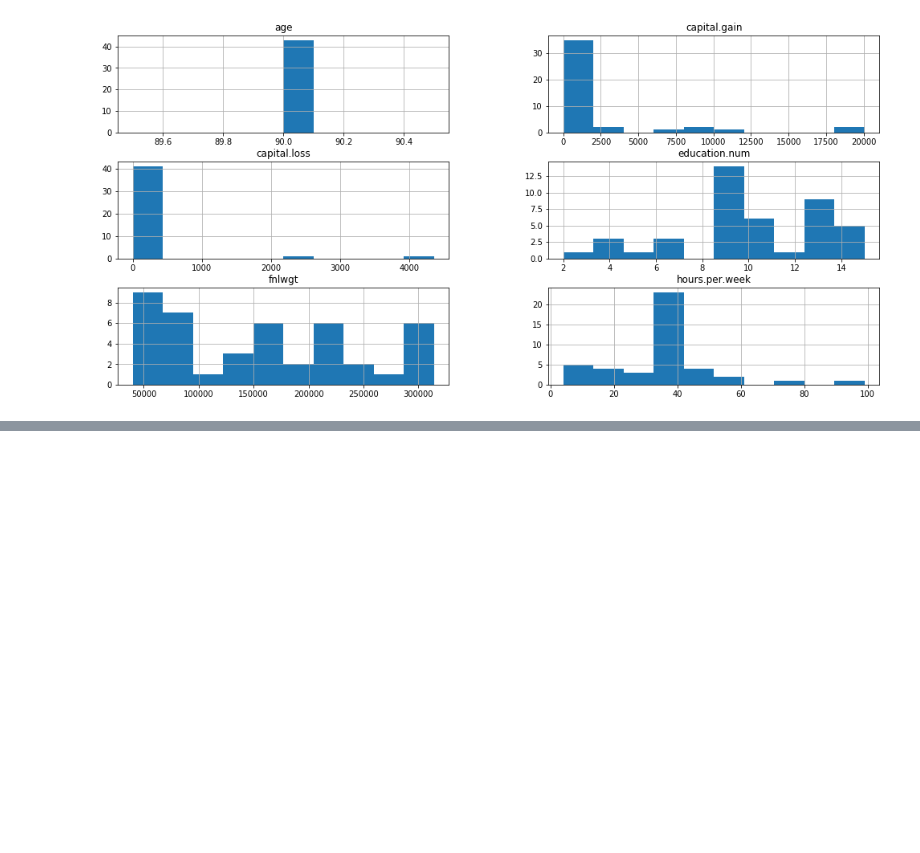
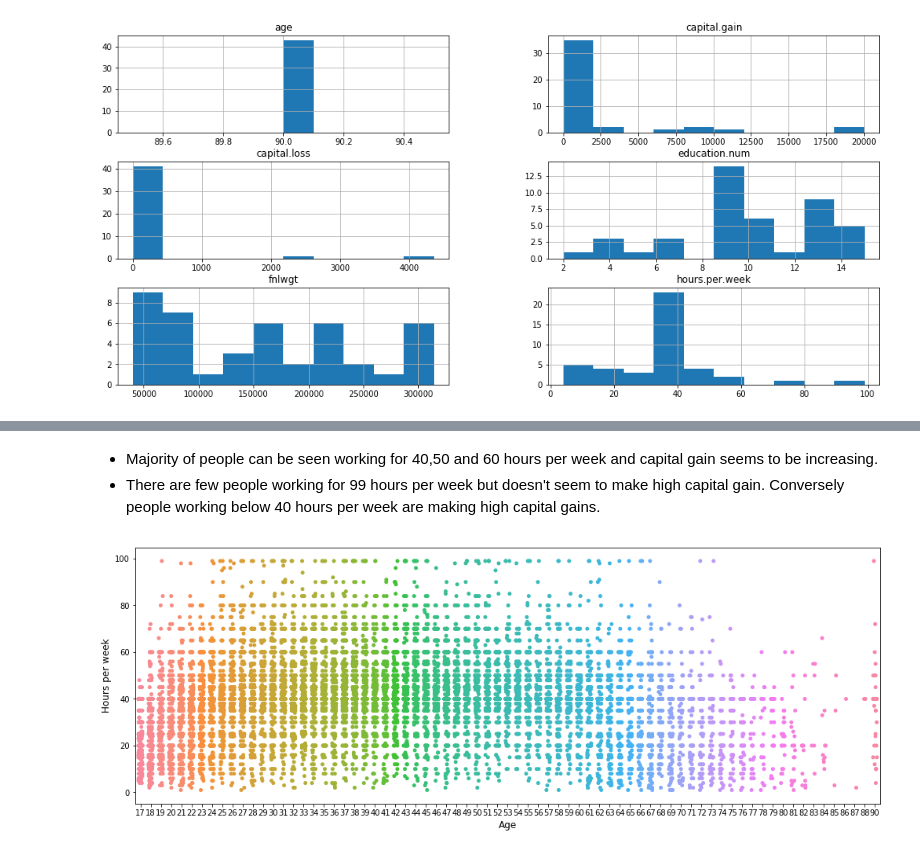
Before and after one commit to katreparitosh/Income-Predictor-Model, a Jupyter notebook: adultcensus1.ipynb, the cells around one changed output, grey strips where cells are left out. Drawn from its saved outputs; the diff is of its cells as text; code cells hidden in the pictures; blank space fills up the shorter version.

```diff
--- a/adultcensus1.ipynb
+++ b/adultcensus1.ipynb
@@ -401,0 +457,12 @@ adult_df[adult_df['age'] == 90].hist(figsize = (17,8));
+# %% [markdown]
+- Majority of people can be seen working for 40,50 and 60 hours per week and capital gain seems to be increasing.
+- There are few people working for 99 hours per week but doesn't seem to  make high capital gain. Conversely people working below 40 hours per week are making high capital gains.
+# %%
+fig = plt.figure(figsize = (17,6))
+
+sns.stripplot('age','hours.per.week', data = adult_df,
+         jitter = 0.2);
+plt.xlabel('Age',fontsize = 12);
+plt.ylabel('Hours per week',fontsize = 12);
+# %% [output]
+[figure, added]
```
Also changed, not shown: parts of 6 cells of this notebook.
